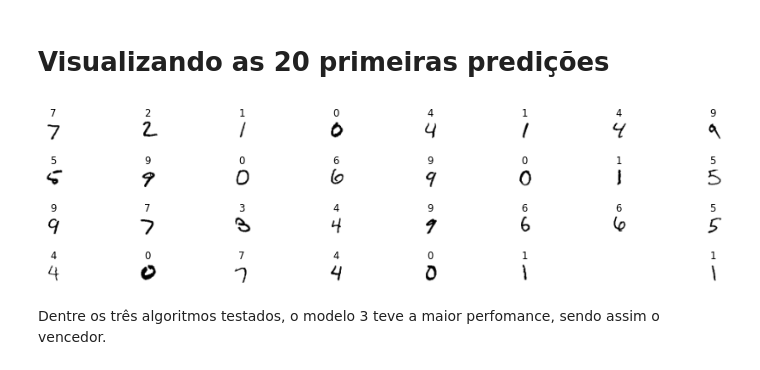
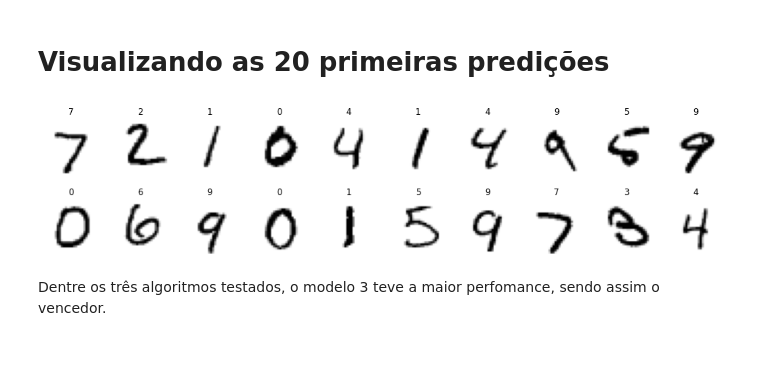
Before and after one commit to Wesley-S-Alves/DataScienceProjects, a Jupyter notebook: projeto-ii-aplica-o-de-big-data-19375.ipynb, the cells around one changed output. Cells and saved outputs as stored; diff of their text form; code cells hidden in the pictures.

```diff
--- a/projeto-ii-aplica-o-de-big-data-19375.ipynb
+++ b/projeto-ii-aplica-o-de-big-data-19375.ipynb
@@ -443,16 +443,16 @@ O modelo3 conseguiu quase 100% de acurácia,sendo o que mais acertou em todos os
 # Visualizando as 20 primeiras predições
 # %%
 plt.figure(figsize=(16,4), dpi=60)
-a,b = 8,4
-for i in range(32):
+a,b = 10,2
+for i in range(20):
   plt.subplot(b,a,i+1)
   plt.imshow(x_val[i].reshape((28,28)), cmap='binary')
   plt.title( val_3[i], fontsize=14)
   plt.axis('off')
   plt.tight_layout(pad=2.0)
 plt.show()
 # %% [output]
-[figure, old version]
+[figure, new version]
 # %% [markdown]
 Dentre os três algoritmos testados, o modelo 3 teve a maior perfomance, sendo assim o vencedor.
 # %% [markdown]
```
Also changed, not shown: parts of 9 cells of this notebook.
